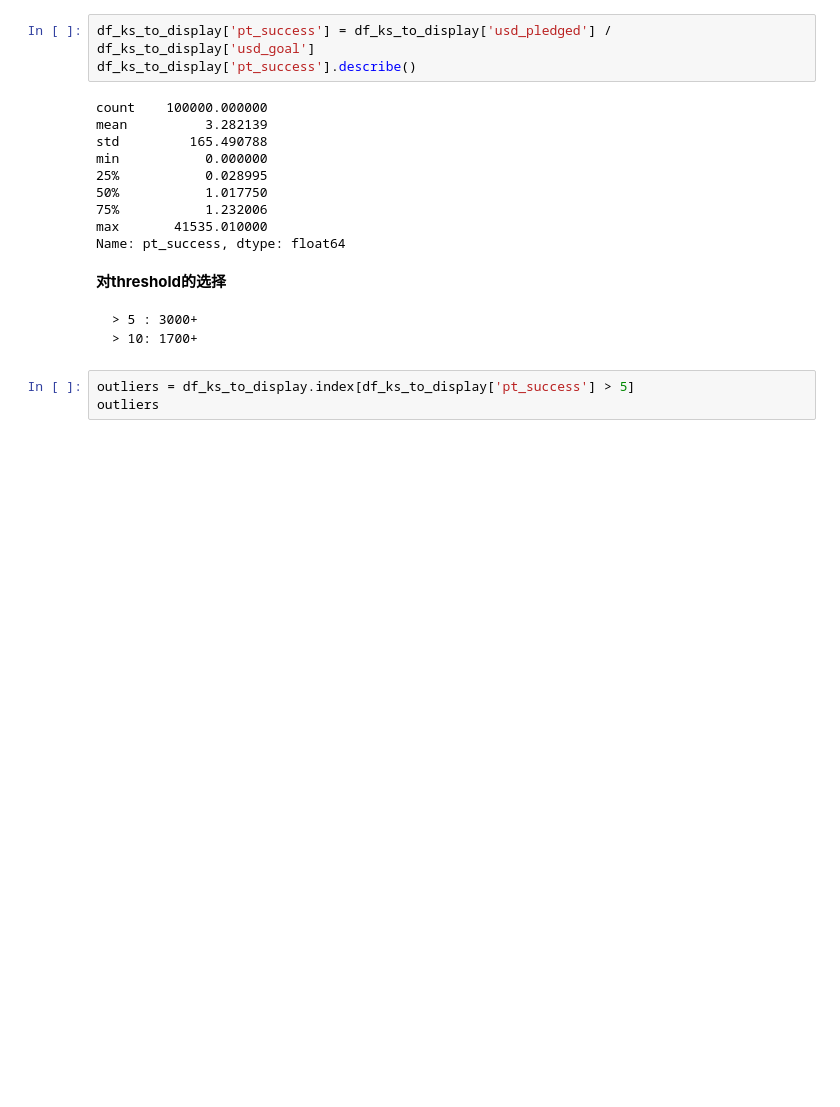
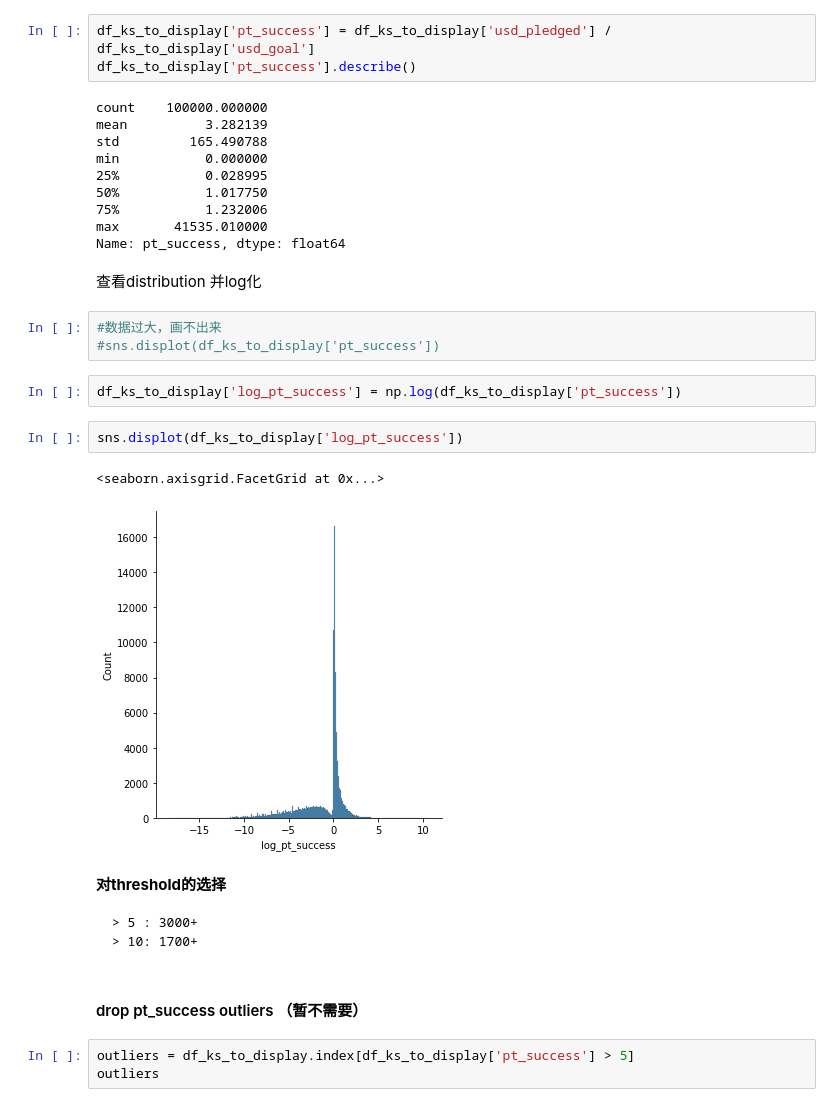
Before and after one commit to Yunabell-VU/Kickstarter-KNN, a Jupyter notebook: kickstarter.ipynb, the cells around one changed output. Drawn from its saved outputs; the diff is of its cells as text; blank space fills up the shorter version.

````diff
--- a/kickstarter.ipynb
+++ b/kickstarter.ipynb
@@ -76,12 +76,26 @@ min           0.000000
 75%           1.232006
 max       41535.010000
 Name: pt_success, dtype: float64
+# %% [markdown]
+查看distribution 并log化
+# %%
+#数据过大，画不出来
+#sns.displot(df_ks_to_display['pt_success'])
+# %%
+df_ks_to_display['log_pt_success'] = np.log(df_ks_to_display['pt_success'])
+# %%
+sns.displot(df_ks_to_display['log_pt_success'])
+# %% [output]
+<seaborn.axisgrid.FacetGrid at 0x...>
+[figure, added]
 # %% [markdown]
 **对threshold的选择**
 ```
 > 5 : 3000+
 > 10: 1700+
 ```
+# %% [markdown]
+#### drop pt_success outliers （暂不需要）
 # %%
 outliers = df_ks_to_display.index[df_ks_to_display['pt_success'] > 5]
 outliers
````
Also changed, not shown: parts of 32 cells of this notebook, 1 other file.
